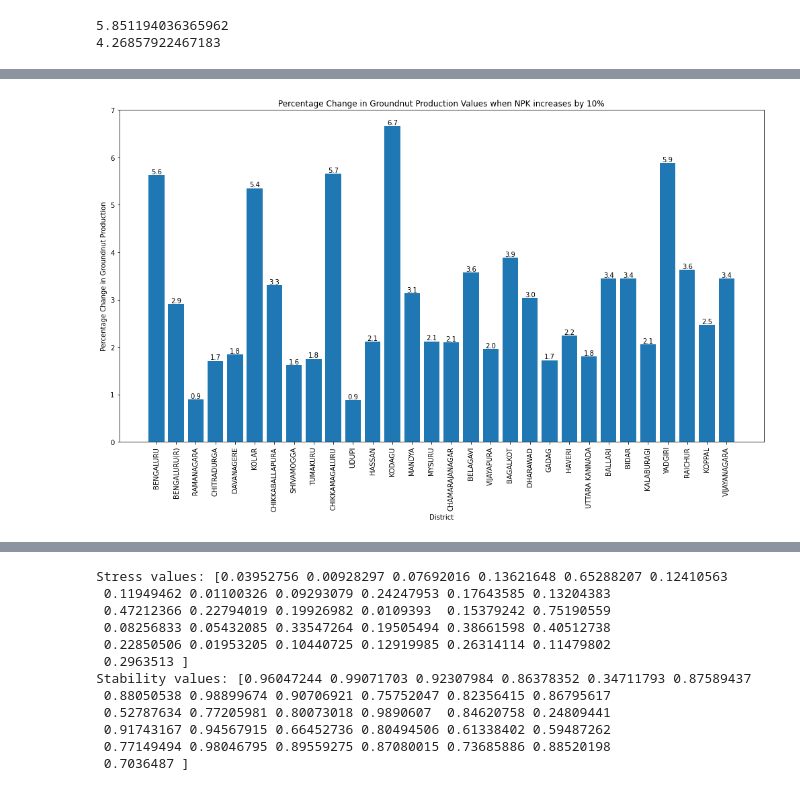
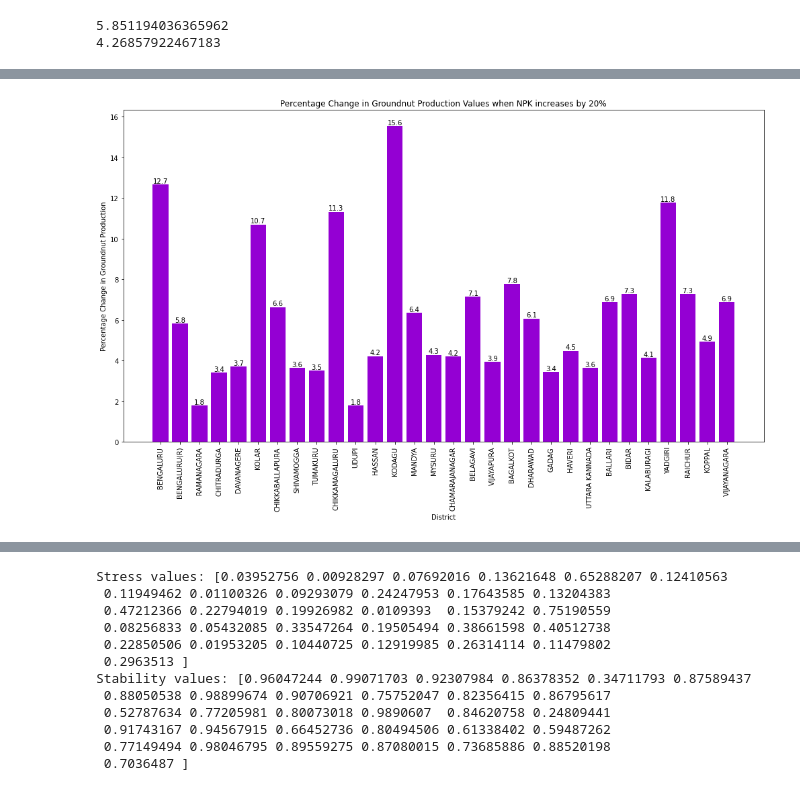
Before and after one commit to WSL-IIITB/WSL_IM_24-25, a Jupyter notebook: 2D_Groundnut_Maize.ipynb, the cells around one changed output, grey strips where cells are left out. Saved outputs shown, nothing was run; the diff lists cells and outputs as text; code cells hidden in the pictures.

Commit message:
New Images in New MLR

```diff
--- a/2D_Groundnut_Maize.ipynb
+++ b/2D_Groundnut_Maize.ipynb
@@ -365,7 +365,7 @@ def calculate_and_visualize(perturbation, crop, Working_Directory, what,plot = T
     if(plot == True):
         plt.figure(figsize=(14, 9))
         bars = plt.bar(Working_Directory['District'],
-                    Working_Directory['Percentage Change'])
+                    Working_Directory['Percentage Change'], color = 'green')
 
         # Add value labels to the bars
         for bar, value in zip(bars, Working_Directory['Percentage Change']):
@@ -378,7 +378,7 @@ def calculate_and_visualize(perturbation, crop, Working_Directory, what,plot = T
 
         plt.xlabel('District')
         plt.ylabel(f'Percentage Change in {crop} Production')
-        plt.title(f'Percentage Change in {crop} Production Values when {what} increases by {perturbation}%')
+        # plt.title(f'Percentage Change in {crop} Production Values when {what} increases by {perturbation}%')
         plt.xticks(rotation=90)
         plt.tight_layout()
         plt.show()
@@ -469,34 +469,34 @@ def calculate_and_visualize(perturbation, crop, Working_Directory, what,plot = T
     Working_Directory = Working_Directory.replace([np.inf, -np.inf], np.nan).dropna(subset=['Percentage Change'])
 
     # Visualization
     if(plot == True):
         plt.figure(figsize=(14, 9))
         bars = plt.bar(Working_Directory['District'],
-                    Working_Directory['Percentage Change'])
+                    Working_Directory['Percentage Change'], color = 'darkviolet')
 
         # Add value labels to the bars
         for bar, value in zip(bars, Working_Directory['Percentage Change']):
             plt.text(bar.get_x() + bar.get_width() / 2,
                     bar.get_height(),
                     f'{value:.1f}',
                     ha='center',
                     va='bottom',
                     fontsize=10)
 
         plt.xlabel('District')
         plt.ylabel(f'Percentage Change in {crop} Production')
         plt.title(f'Percentage Change in {crop} Production Values when {what} increases by {perturbation}%')
         plt.xticks(rotation=90)
         plt.tight_layout()
         plt.show()
 
 # Example usage:
-perturbation = 10
+perturbation = 20
 what = 'NPK'  # Factor to be used
 crop = 'Groundnut'  # Or 'Maize'
 
 # Assuming Working_Directory is a DataFrame that has all necessary columns defined
 calculate_and_visualize(perturbation, crop, Groundnut_Directory, what,plot = True)
 # %% [output]
-[figure, old version]
+[figure, new version]
 # %%
```
Also changed, not shown: parts of 9 cells of this notebook, 14 other files.
